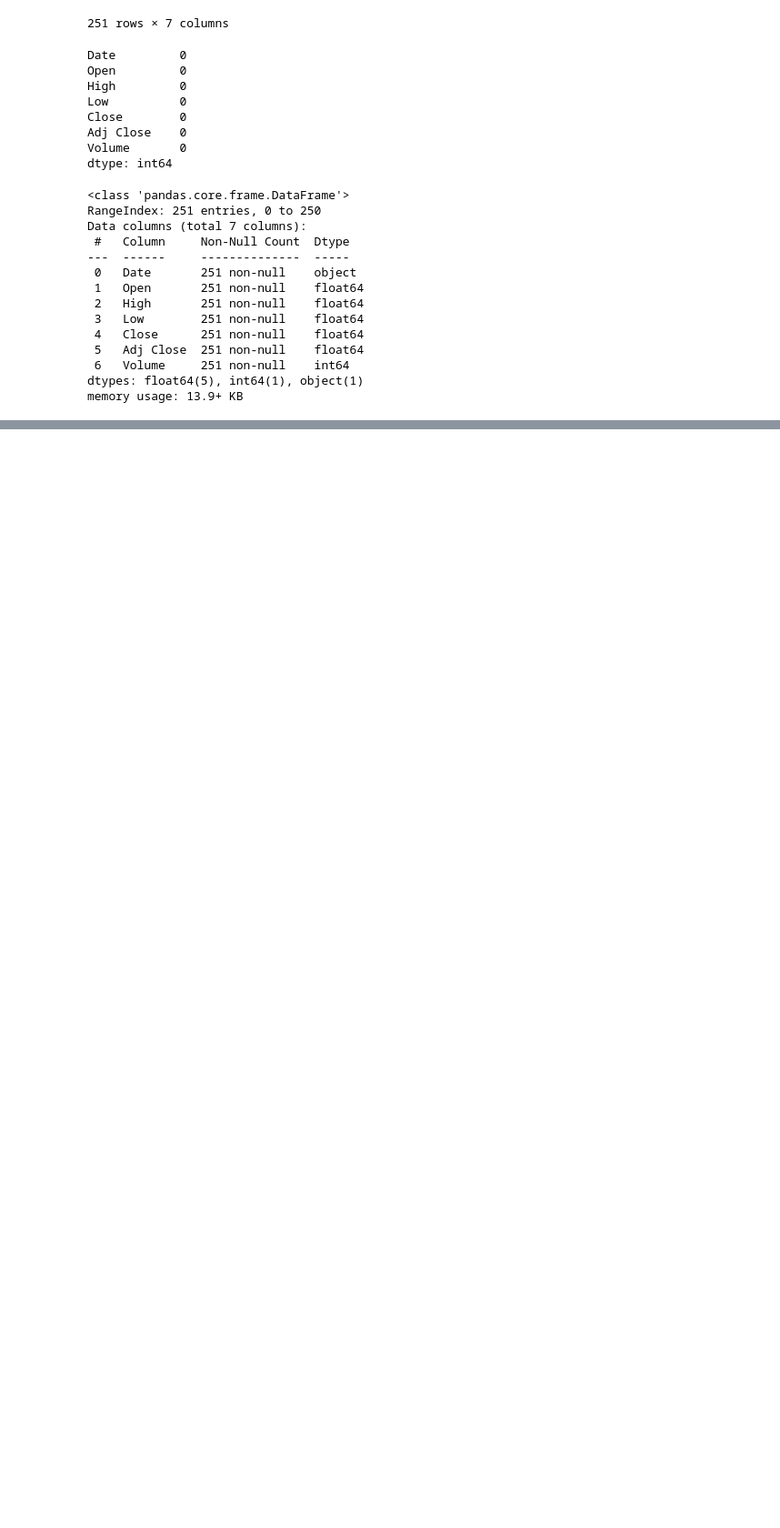
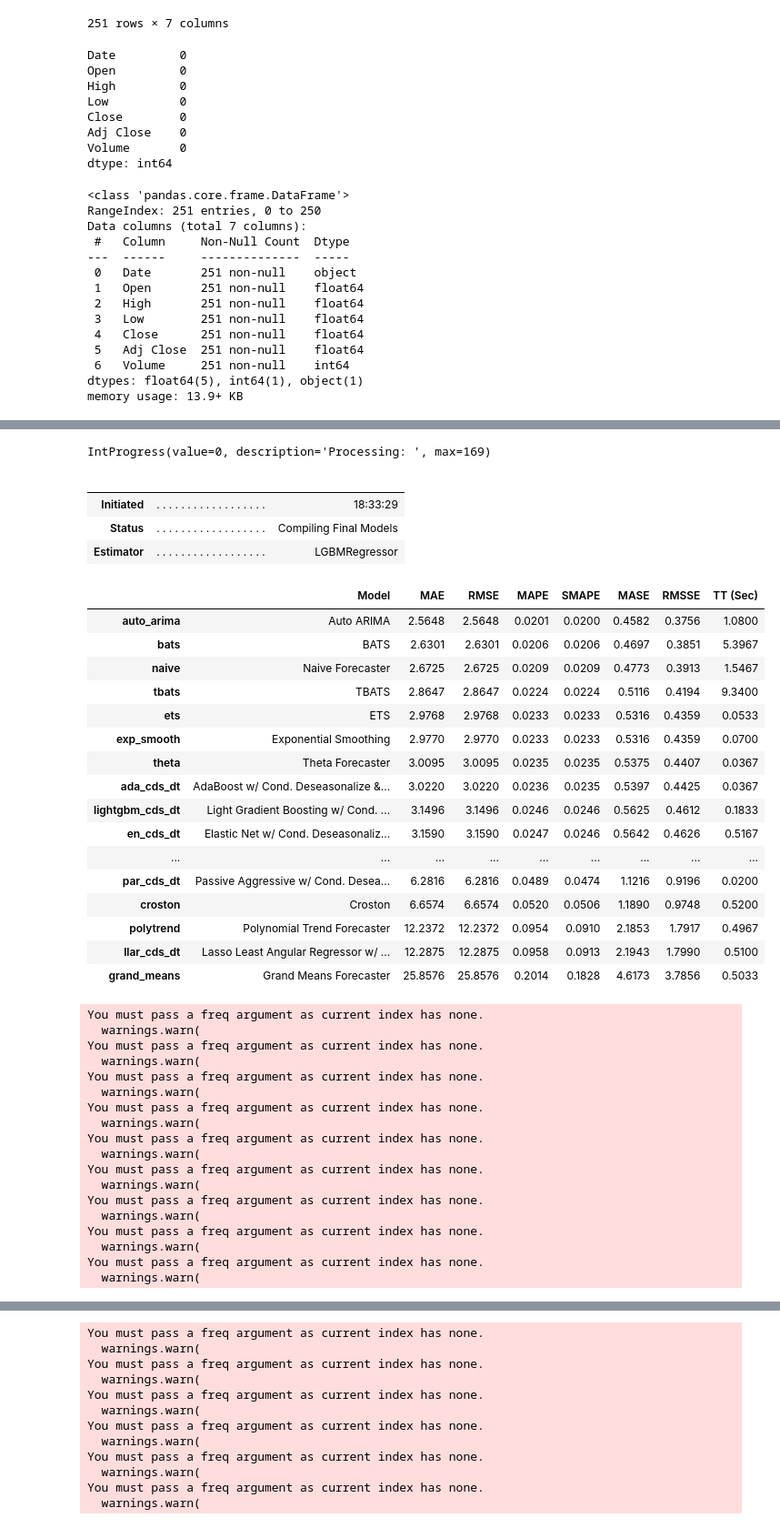
Before and after one commit to grantc00/testing_interpolate, a Jupyter notebook: test2.ipynb, the cells around one changed output, grey strips where cells are left out. Shown at 91% size. Cells and saved outputs as stored; diff of their text form; code cells hidden in the pictures; blank space fills up the shorter version.

```diff
--- a/test2.ipynb
+++ b/test2.ipynb
@@ -116,0 +162,48 @@ exp = setup(data=data, session_id=123)
+# %%
+top10 = compare_models(
+    turbo=False,
+    n_select=10,
+    sort='RMSE'
+)
+# %% [output]
+IntProgress(value=0, description='Processing: ', max=169)
+|  |  |  |
+|  |  |  |
+| Initiated | . . . . . . . . . . . . . . . . . . | 18:33:29 |
+| Status | . . . . . . . . . . . . . . . . . . | Compiling Final Models |
+| Estimator | . . . . . . . . . . . . . . . . . . | LGBMRegressor |
+|  | Model | MAE | RMSE | MAPE | SMAPE | MASE | RMSSE | TT (Sec) |
+| auto_arima | Auto ARIMA | 2.5648 | 2.5648 | 0.0201 | 0.0200 | 0.4582 | 0.3756 | 1.0800 |
+| bats | BATS | 2.6301 | 2.6301 | 0.0206 | 0.0206 | 0.4697 | 0.3851 | 5.3967 |
+| naive | Naive Forecaster | 2.6725 | 2.6725 | 0.0209 | 0.0209 | 0.4773 | 0.3913 | 1.5467 |
+| tbats | TBATS | 2.8647 | 2.8647 | 0.0224 | 0.0224 | 0.5116 | 0.4194 | 9.3400 |
+| ets | ETS | 2.9768 | 2.9768 | 0.0233 | 0.0233 | 0.5316 | 0.4359 | 0.0533 |
+| exp_smooth | Exponential Smoothing | 2.9770 | 2.9770 | 0.0233 | 0.0233 | 0.5316 | 0.4359 | 0.0700 |
+| theta | Theta Forecaster | 3.0095 | 3.0095 | 0.0235 | 0.0235 | 0.5375 | 0.4407 | 0.0367 |
+| ada_cds_dt | AdaBoost w/ Cond. Deseasonalize &... | 3.0220 | 3.0220 | 0.0236 | 0.0235 | 0.5397 | 0.4425 | 0.0367 |
+| lightgbm_cds_dt | Light Gradient Boosting w/ Cond. ... | 3.1496 | 3.1496 | 0.0246 | 0.0246 | 0.5625 | 0.4612 | 0.1833 |
+| en_cds_dt | Elastic Net w/ Cond. Deseasonaliz... | 3.1590 | 3.1590 | 0.0247 | 0.0246 | 0.5642 | 0.4626 | 0.5167 |
+| ... | ... | ... | ... | ... | ... | ... | ... | ... |
+| par_cds_dt | Passive Aggressive w/ Cond. Desea... | 6.2816 | 6.2816 | 0.0489 | 0.0474 | 1.1216 | 0.9196 | 0.0200 |
+| croston | Croston | 6.6574 | 6.6574 | 0.0520 | 0.0506 | 1.1890 | 0.9748 | 0.5200 |
+| polytrend | Polynomial Trend Forecaster | 12.2372 | 12.2372 | 0.0954 | 0.0910 | 2.1853 | 1.7917 | 0.4967 |
+| llar_cds_dt | Lasso Least Angular Regressor w/ ... | 12.2875 | 12.2875 | 0.0958 | 0.0913 | 2.1943 | 1.7990 | 0.5100 |
+| grand_means | Grand Means Forecaster | 25.8576 | 25.8576 | 0.2014 | 0.1828 | 4.6173 | 3.7856 | 0.5033 |
+You must pass a freq argument as current index has none.
+  warnings.warn(
+You must pass a freq argument as current index has none.
+  warnings.warn(
+You must pass a freq argument as current index has none.
+  warnings.warn(
+You must pass a freq argument as current index has none.
+  warnings.warn(
+You must pass a freq argument as current index has none.
+  warnings.warn(
+You must pass a freq argument as current index has none.
+  warnings.warn(
+You must pass a freq argument as current index has none.
+  warnings.warn(
+You must pass a freq argument as current index has none.
+  warnings.warn(
+You must pass a freq argument as current index has none.
+  warnings.warn(
@@ -116,0 +227,12 @@ exp = setup(data=data, session_id=123)
+You must pass a freq argument as current index has none.
+  warnings.warn(
+You must pass a freq argument as current index has none.
+  warnings.warn(
+You must pass a freq argument as current index has none.
+  warnings.warn(
+You must pass a freq argument as current index has none.
+  warnings.warn(
+You must pass a freq argument as current index has none.
+  warnings.warn(
+You must pass a freq argument as current index has none.
+  warnings.warn(
```
Also changed, not shown: parts of 11 cells of this notebook, 5 other files.
